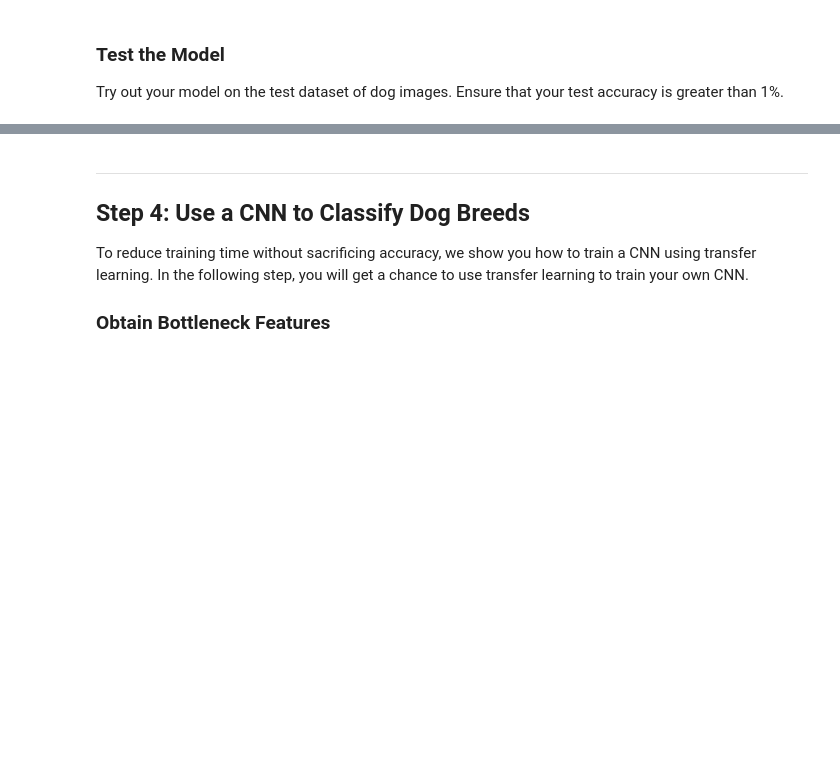
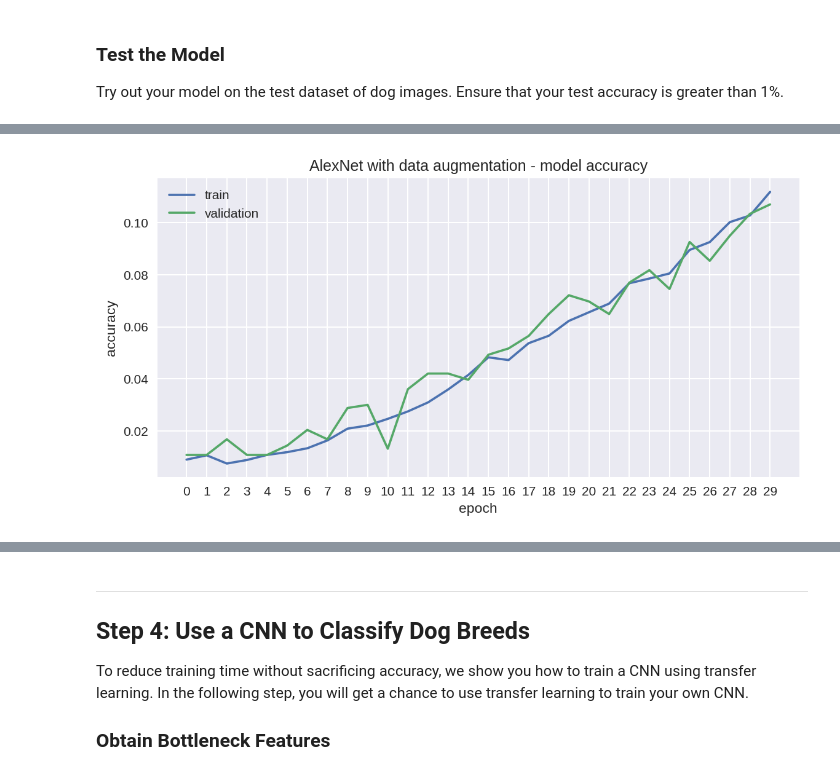
Before and after one commit to normannexo/dog-project, a Jupyter notebook: dog_app_tf.ipynb, the cells around one changed output, grey strips where cells are left out. Saved outputs shown, nothing was run; the diff lists cells and outputs as text; code cells hidden in the pictures; blank space fills up the shorter version.

```diff
--- a/dog_app_tf.ipynb
+++ b/dog_app_tf.ipynb
@@ -840,20 +763,19 @@ from tensorflow.keras.models import clone_model
 
 AlexNet_data_augmentation_model = clone_model(AlexNet_model)
 
-AlexNet_data_augmentation_model.compile(optimizer='adam', loss='categorical_crossentropy', metrics=['accuracy'])
+AlexNet_data_augmentation_model.compile(optimizer='SGD', loss='categorical_crossentropy', metrics=['accuracy'])
 
 batch_size = 32
-epochs = 50
+epochs = 30
 
 AlexNet_data_augmentation_checkpointer = ModelCheckpoint(filepath='saved_models/weights.best.from_scratch_alexnet_data_augmentation.hdf5',
                                verbose=1, save_best_only=True)
 
 train_datagen = ImageDataGenerator(
         rescale=1./255,
-        #rotation_range=70,
-        brightness_range=[0.8,1.2],
-        width_shift_range=0.1,
-        height_shift_range=0.1,
+        brightness_range=[0.9,1.1],
+        width_shift_range=0.05,
+        height_shift_range=0.05,
         horizontal_flip=True)
 test_datagen = ImageDataGenerator(rescale=1./255)
 train_generator = train_datagen.flow_from_directory(
@@ -866,7 +788,7 @@ validation_generator = test_datagen.flow_from_directory(
         target_size=(224, 224),
         batch_size=batch_size,
         class_mode='categorical')
-AlexNet_data_augmentation_history = AlexNet_data_augmentation_model.fit_generator(
+AlexNet_data_augmentation_history = AlexNet_data_augmentation_model.fit(
         train_generator,
         steps_per_epoch=train_files.size//batch_size,
         epochs=epochs,
@@ -893,3 +815,14 @@ Epoch 5/50
+# %%
+plt.figure(figsize=(8,4))
+plt.plot(AlexNet_data_augmentation_history.history['accuracy'])
+plt.plot(AlexNet_data_augmentation_history.history['val_accuracy'])
+plt.title('AlexNet with data augmentation - model accuracy')
+plt.ylabel('accuracy')
+plt.xlabel('epoch')
+plt.legend(['train', 'validation'], loc='upper left')
+_ = plt.xticks(range(0, epochs))
+# %% [output]
+[figure, added]
 # %%
 AlexNet_data_augmentation_model.load_weights('saved_models/weights.best.from_scratch_alexnet_data_augmentation.hdf5')
 
```
Also changed, not shown: parts of 20 cells of this notebook, 20 other files.
